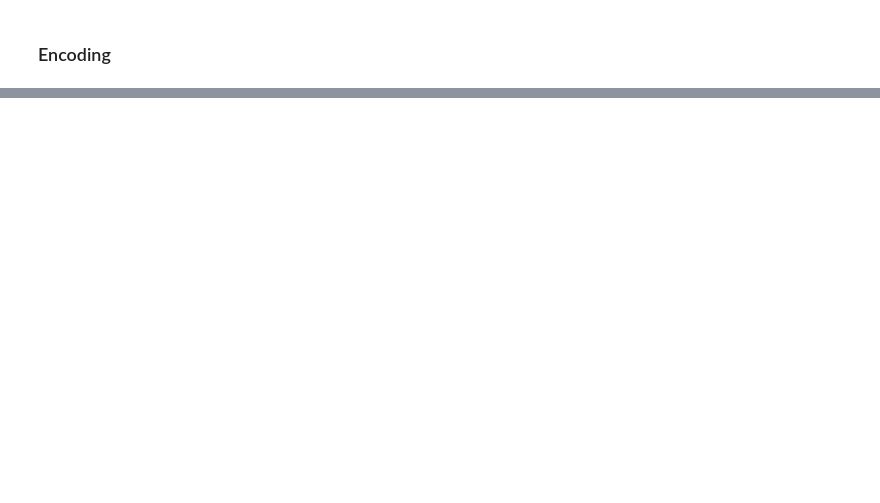
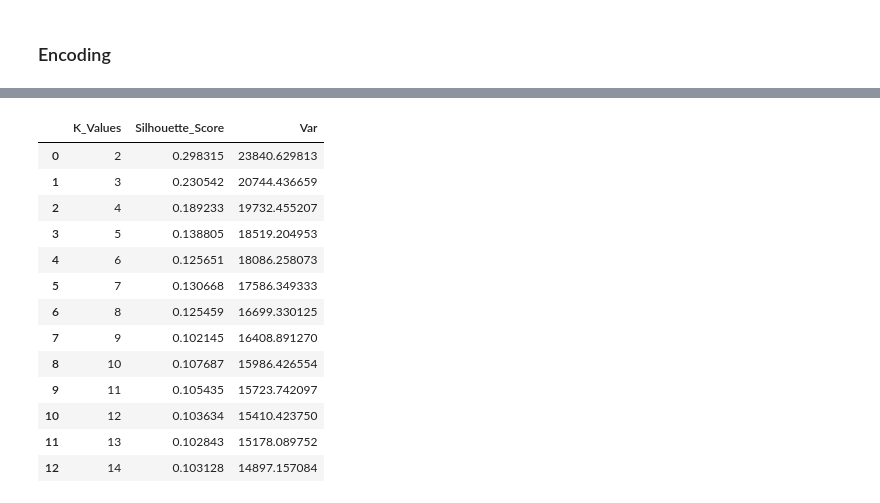
Before and after one commit to abdo-ghg/Retail-Buyer-Segmentation, a Jupyter notebook: project.ipynb, the cells around one changed output, grey strips where cells are left out. Saved outputs shown, nothing was run; the diff lists cells and outputs as text; code cells hidden in the pictures; blank space fills up the shorter version.

Commit message:
added some clustering cell and standardization

```diff
--- a/project.ipynb
+++ b/project.ipynb
@@ -342,0 +383,29 @@ df['marital_status'] = label_encoder.fit_transform(df['marital_status'])
+# %%
+ToVar = []
+SilScore = []
+StartK = 2
+EndK = 15
+clustering_features = [
+    'annual_income',
+    'spend_wine',
+    'spend_fruits',
+    'spend_meat',
+    'spend_fish',
+    'spend_sweets',
+    'spend_gold',
+    'signup_year',
+    'days_since_last_purchase',
+    'num_discount_purchases',
+    'web_visits_last_month',
+    'num_web_purchases',
+    'num_catalog_purchases',
+    'num_store_purchases',
+    'age',
+    'num_children',
+    'num_teenagers'
+]
+for k in range(StartK, EndK):
+    kmeanModel = KMeans(n_clusters=k,init="k-means++",n_init="auto",random_state=42)
+    kmeanModel.fit(df_scaled[clustering_features])
+    SilScore.append(silhouette_score(df_scaled[clustering_features], kmeanModel.labels_))
+    ToVar.append(kmeanModel.inertia_)
@@ -342,0 +423,20 @@ df['marital_status'] = label_encoder.fit_transform(df['marital_status'])
+# %%
+LoopResult = pd.DataFrame(np.arange(StartK,EndK,1),columns=['K_Values'])
+LoopResult['Silhouette_Score'] = SilScore
+LoopResult['Var'] = ToVar
+LoopResult
+# %% [output]
+|  | K_Values | Silhouette_Score | Var |
+| 0 | 2 | 0.298315 | 23840.629813 |
+| 1 | 3 | 0.230542 | 20744.436659 |
+| 2 | 4 | 0.189233 | 19732.455207 |
+| 3 | 5 | 0.138805 | 18519.204953 |
+| 4 | 6 | 0.125651 | 18086.258073 |
+| 5 | 7 | 0.130668 | 17586.349333 |
+| 6 | 8 | 0.125459 | 16699.330125 |
+| 7 | 9 | 0.102145 | 16408.891270 |
+| 8 | 10 | 0.107687 | 15986.426554 |
+| 9 | 11 | 0.105435 | 15723.742097 |
+| 10 | 12 | 0.103634 | 15410.423750 |
+| 11 | 13 | 0.102843 | 15178.089752 |
+| 12 | 14 | 0.103128 | 14897.157084 |
```
Also changed, not shown: parts of 13 cells of this notebook.
